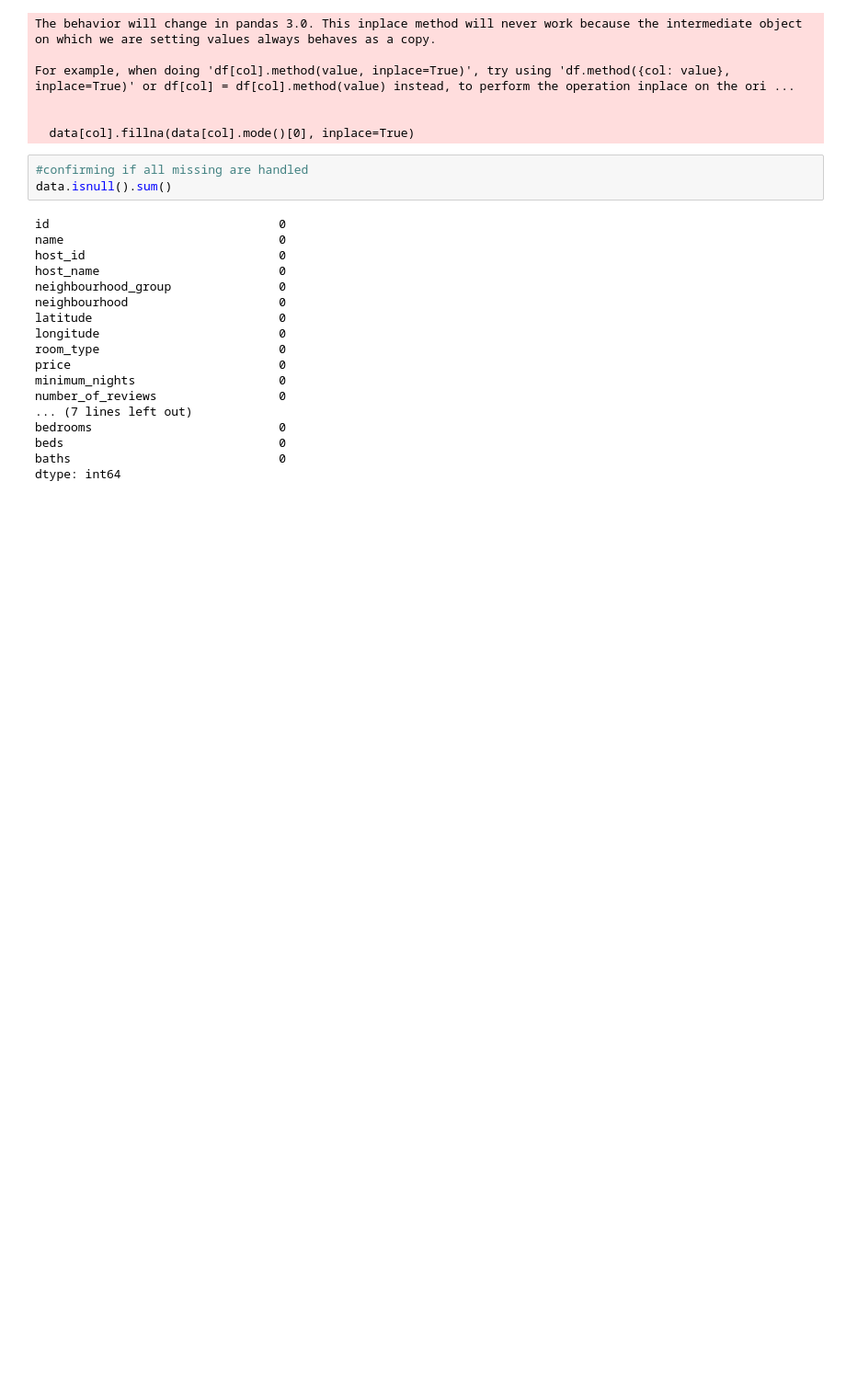
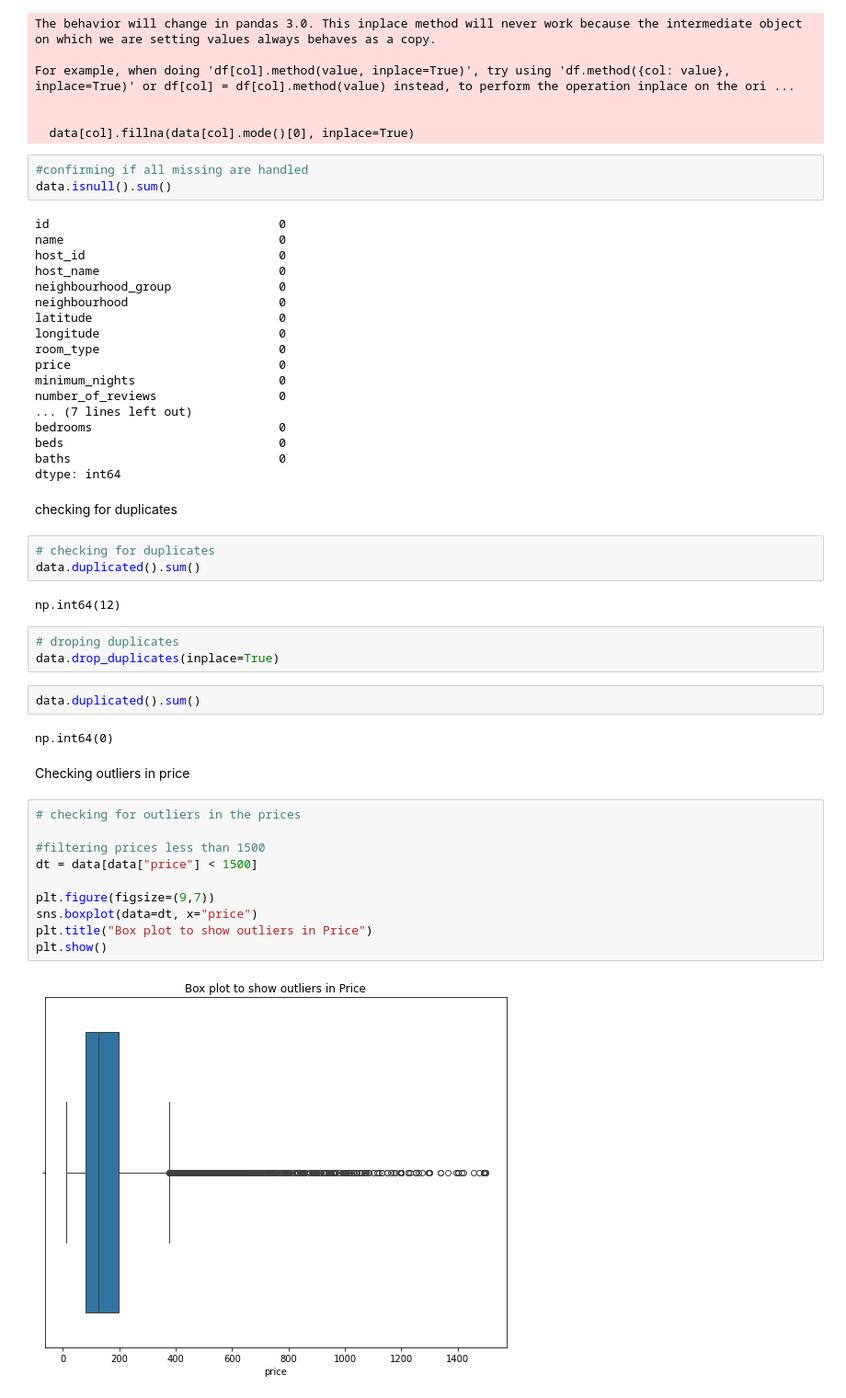
Before and after one commit to Akim351/Air-BnB-Data-Analysis-Project, a Jupyter notebook: project_air_bnb_code.ipynb, the cells around one changed output. Shown: that part at 92% size. Saved outputs shown, nothing was run; the diff lists cells and outputs as text; blank space fills up the shorter version.

```diff
--- a/project_air_bnb_code.ipynb
+++ b/project_air_bnb_code.ipynb
@@ -182,3 +182,31 @@ bedrooms                          0
 beds                              0
 baths                             0
 dtype: int64
+# %% [markdown]
+checking for duplicates
+# %%
+# checking for duplicates
+data.duplicated().sum()
+# %% [output]
+np.int64(12)
+# %%
+# droping duplicates
+data.drop_duplicates(inplace=True)
+# %%
+data.duplicated().sum()
+# %% [output]
+np.int64(0)
+# %% [markdown]
+Checking outliers in price
+# %%
+# checking for outliers in the prices
+
+#filtering prices less than 1500
+dt = data[data["price"] < 1500]
+
+plt.figure(figsize=(9,7))
+sns.boxplot(data=dt, x="price")
+plt.title("Box plot to show outliers in Price")
+plt.show()
+# %% [output]
+[figure, added]
```
Also changed, not shown: parts of 2 cells of this notebook.
